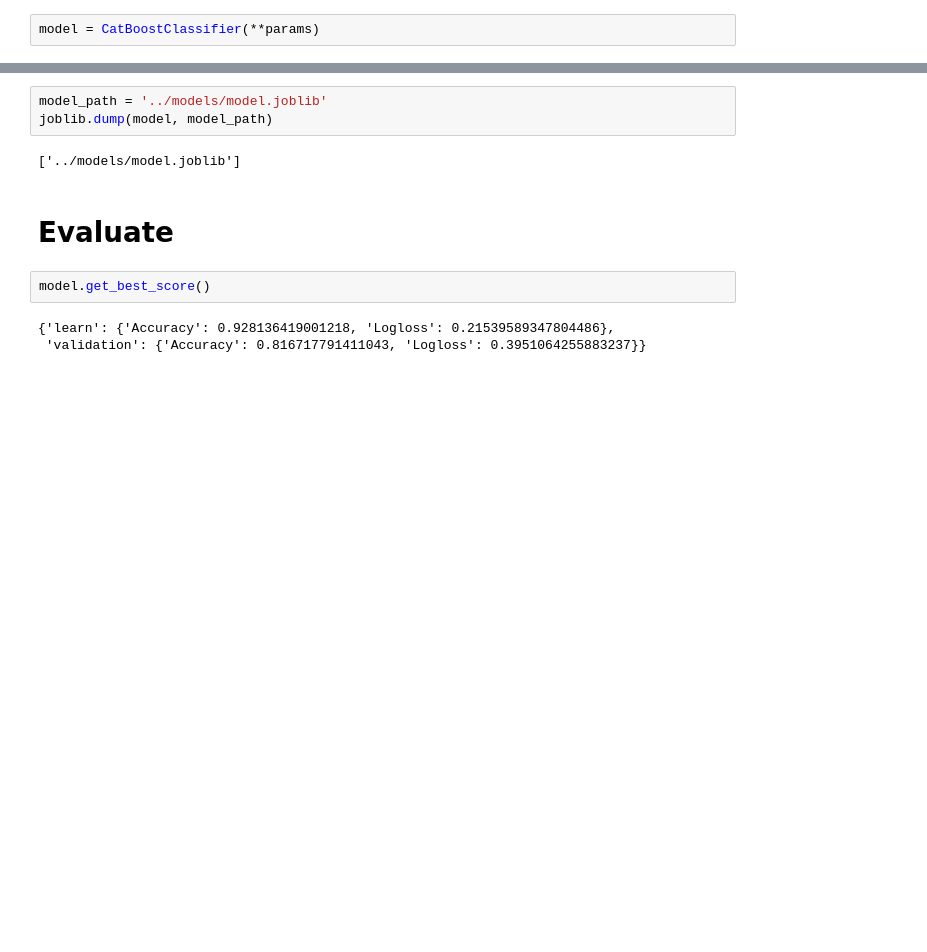
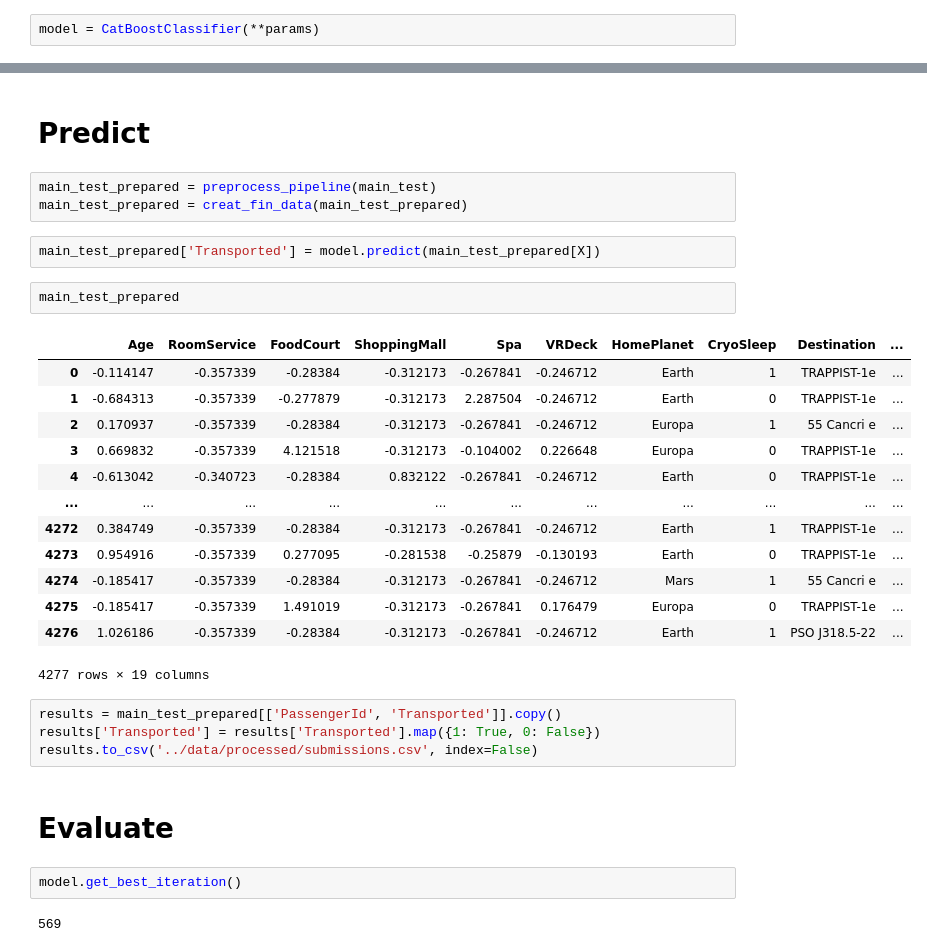
Before and after one commit to konstantin-samsonov/kaggle-spaceship-titanic, a Jupyter notebook: notebooks/step-01-organize-ml-project.ipynb, the cells around one changed output, grey strips where cells are left out. Drawn from its saved outputs; the diff is of its cells as text; blank space fills up the shorter version.

```diff
--- a/notebooks/step-01-organize-ml-project.ipynb
+++ b/notebooks/step-01-organize-ml-project.ipynb
@@ -193,15 +187,36 @@ bestIteration = 569
 
 Shrink model to first 570 iterations.
 <catboost.core.CatBoostClassifier at 0x...>
-# %%
-model_path = '../models/model.joblib'
-joblib.dump(model, model_path)
-# %% [output]
-['../models/model.joblib']
+# %% [markdown]
+# Predict
+# %%
+main_test_prepared = preprocess_pipeline(main_test)
+main_test_prepared = creat_fin_data(main_test_prepared)
+# %%
+main_test_prepared['Transported'] = model.predict(main_test_prepared[X])
+# %%
+main_test_prepared
+# %% [output]
+|  | Age | RoomService | FoodCourt | ShoppingMall | Spa | VRDeck | HomePlanet | CryoSleep | Destination | ... |
+| 0 | -0.114147 | -0.357339 | -0.28384 | -0.312173 | -0.267841 | -0.246712 | Earth | 1 | TRAPPIST-1e | ... |
+| 1 | -0.684313 | -0.357339 | -0.277879 | -0.312173 | 2.287504 | -0.246712 | Earth | 0 | TRAPPIST-1e | ... |
+| 2 | 0.170937 | -0.357339 | -0.28384 | -0.312173 | -0.267841 | -0.246712 | Europa | 1 | 55 Cancri e | ... |
+| 3 | 0.669832 | -0.357339 | 4.121518 | -0.312173 | -0.104002 | 0.226648 | Europa | 0 | TRAPPIST-1e | ... |
+| 4 | -0.613042 | -0.340723 | -0.28384 | 0.832122 | -0.267841 | -0.246712 | Earth | 0 | TRAPPIST-1e | ... |
+| ... | ... | ... | ... | ... | ... | ... | ... | ... | ... | ... |
+| 4272 | 0.384749 | -0.357339 | -0.28384 | -0.312173 | -0.267841 | -0.246712 | Earth | 1 | TRAPPIST-1e | ... |
+| 4273 | 0.954916 | -0.357339 | 0.277095 | -0.281538 | -0.25879 | -0.130193 | Earth | 0 | TRAPPIST-1e | ... |
+| 4274 | -0.185417 | -0.357339 | -0.28384 | -0.312173 | -0.267841 | -0.246712 | Mars | 1 | 55 Cancri e | ... |
+| 4275 | -0.185417 | -0.357339 | 1.491019 | -0.312173 | -0.267841 | 0.176479 | Europa | 0 | TRAPPIST-1e | ... |
+| 4276 | 1.026186 | -0.357339 | -0.28384 | -0.312173 | -0.267841 | -0.246712 | Earth | 1 | PSO J318.5-22 | ... |
+4277 rows × 19 columns
+# %%
+results = main_test_prepared[['PassengerId', 'Transported']].copy()
+results['Transported'] = results['Transported'].map({1: True, 0: False})
+results.to_csv('../data/processed/submissions.csv', index=False)
 # %% [markdown]
 # Evaluate
 # %%
-model.get_best_score()
+model.get_best_iteration()
 # %% [output]
-{'learn': {'Accuracy': 0.928136419001218, 'Logloss': 0.21539589347804486},
- 'validation': {'Accuracy': 0.816717791411043, 'Logloss': 0.3951064255883237}}
+569
```
Also changed, not shown: parts of 11 cells of this notebook.
